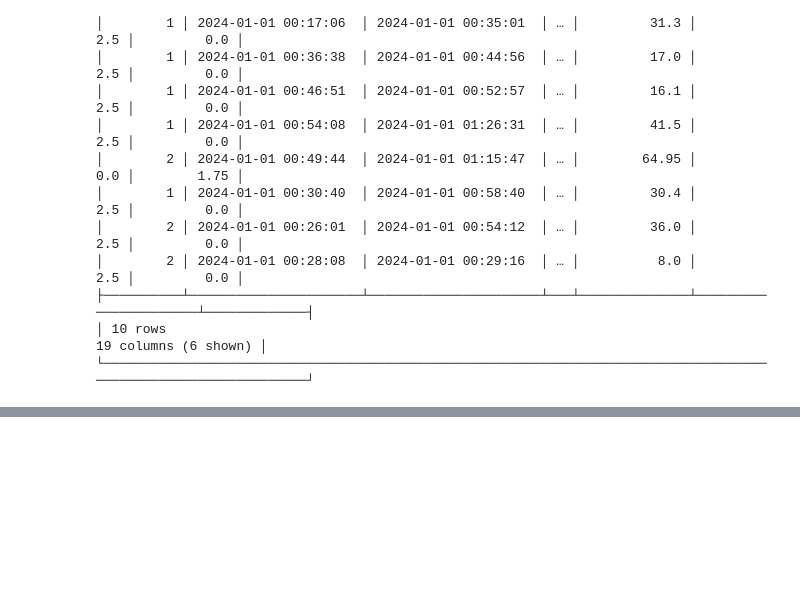
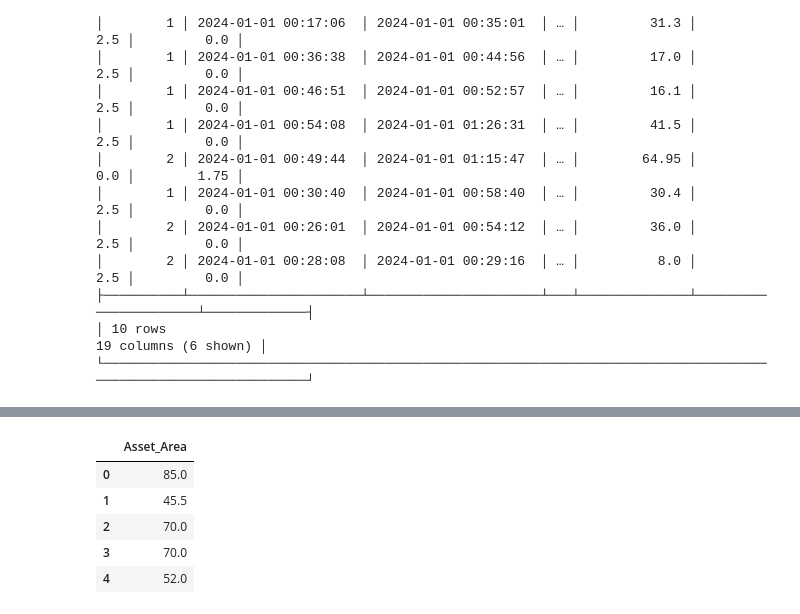
Before and after one commit to mebauer/duckdb-python-basics, a Jupyter notebook: duckdb-python-basics.ipynb, the cells around one changed output, grey strips where cells are left out. Cells and saved outputs as stored; diff of their text form; code cells hidden in the pictures; blank space fills up the shorter version.

```diff
--- a/duckdb-python-basics.ipynb
+++ b/duckdb-python-basics.ipynb
@@ -362,0 +431,12 @@ con.sql(
+# %%
+%%sql
+SELECT Asset_Area
+FROM "data/green_infrastructure.csv"
+LIMIT 5;
+# %% [output]
+|  | Asset_Area |
+| 0 | 85.0 |
+| 1 | 45.5 |
+| 2 | 70.0 |
+| 3 | 70.0 |
+| 4 | 52.0 |
```
Also changed, not shown: parts of 33 cells of this notebook, 2 other files.
